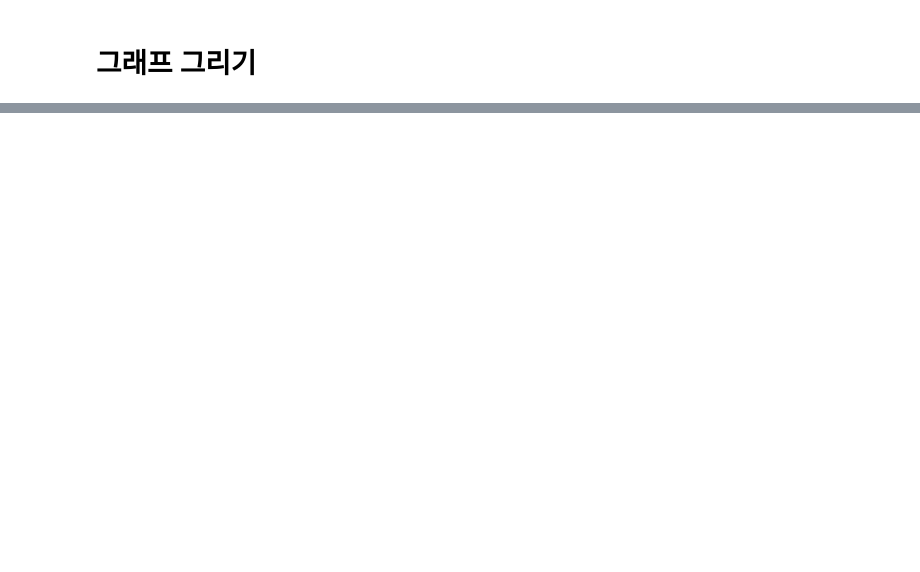
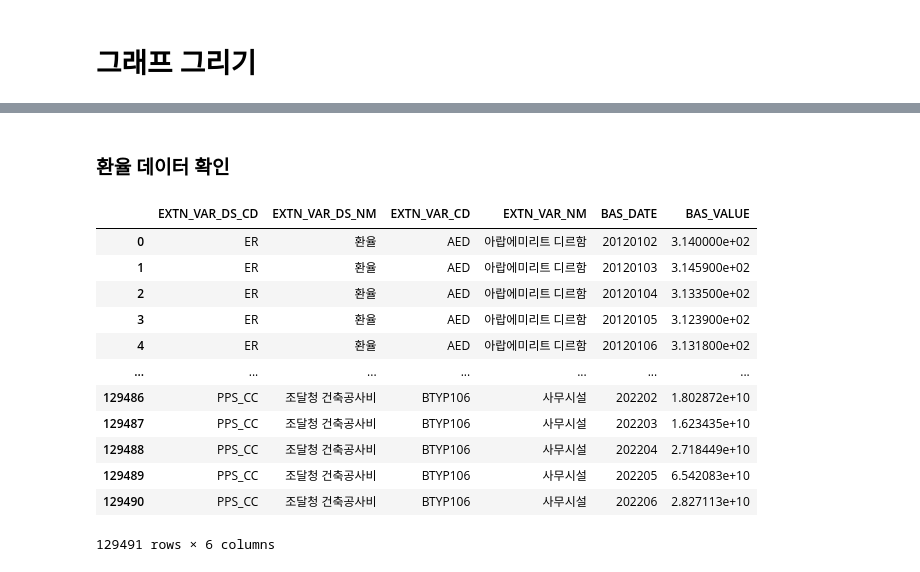
Before and after one commit to epzlfnql/Automated-Trading-Systems, a Jupyter notebook: 장기시계열예측_방법론/LTSF.ipynb, the cells around one changed output, grey strips where cells are left out. Drawn from its saved outputs; the diff is of its cells as text; code cells hidden in the pictures; blank space fills up the shorter version.

```diff
--- a/장기시계열예측_방법론/LTSF.ipynb
+++ b/장기시계열예측_방법론/LTSF.ipynb
@@ -887,0 +510,20 @@ class Model(nn.Module):
+# %% [markdown]
+### 환율 데이터 확인
+# %%
+extn_data = pd.read_parquet('./data/230215_extn_data.parquet')
+# %%
+extn_data
+# %% [output]
+|  | EXTN_VAR_DS_CD | EXTN_VAR_DS_NM | EXTN_VAR_CD | EXTN_VAR_NM | BAS_DATE | BAS_VALUE |
+| 0 | ER | 환율 | AED | 아랍에미리트 디르함 | 20120102 | 3.140000e+02 |
+| 1 | ER | 환율 | AED | 아랍에미리트 디르함 | 20120103 | 3.145900e+02 |
+| 2 | ER | 환율 | AED | 아랍에미리트 디르함 | 20120104 | 3.133500e+02 |
+| 3 | ER | 환율 | AED | 아랍에미리트 디르함 | 20120105 | 3.123900e+02 |
+| 4 | ER | 환율 | AED | 아랍에미리트 디르함 | 20120106 | 3.131800e+02 |
+| ... | ... | ... | ... | ... | ... | ... |
+| 129486 | PPS_CC | 조달청 건축공사비 | BTYP106 | 사무시설 | 202202 | 1.802872e+10 |
+| 129487 | PPS_CC | 조달청 건축공사비 | BTYP106 | 사무시설 | 202203 | 1.623435e+10 |
+| 129488 | PPS_CC | 조달청 건축공사비 | BTYP106 | 사무시설 | 202204 | 2.718449e+10 |
+| 129489 | PPS_CC | 조달청 건축공사비 | BTYP106 | 사무시설 | 202205 | 6.542083e+10 |
+| 129490 | PPS_CC | 조달청 건축공사비 | BTYP106 | 사무시설 | 202206 | 2.827113e+10 |
+129491 rows × 6 columns
```
Also changed, not shown: parts of 29 cells of this notebook, 2 other files.
